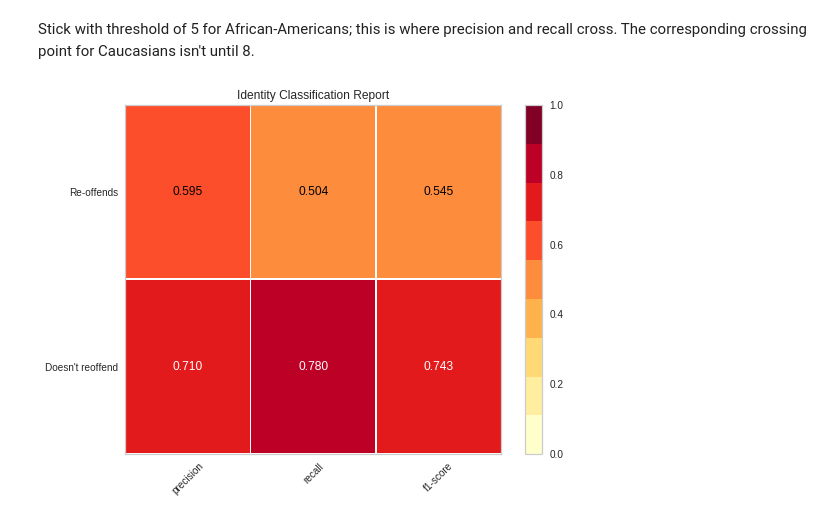
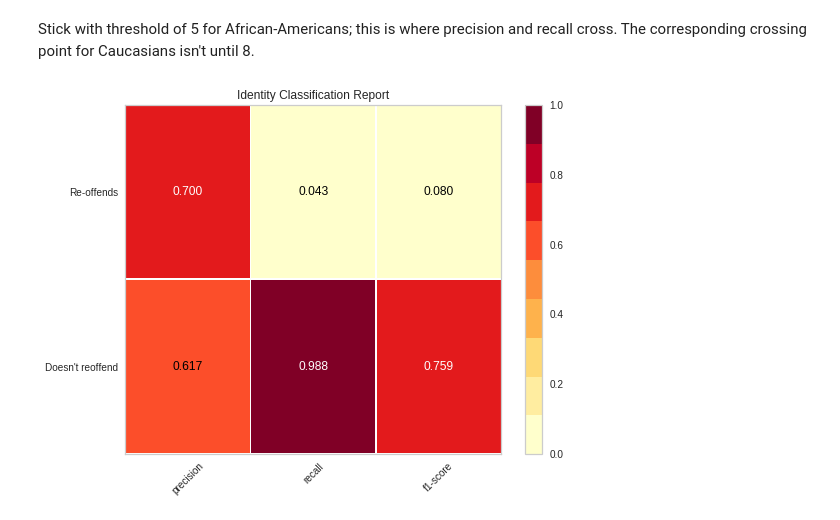
Before and after one commit to ccjolley/yb-COMPAS, a Jupyter notebook: COMPAS v2.ipynb, the cells around one changed output. Cells and saved outputs as stored; diff of their text form; code cells hidden in the pictures.

```diff
--- a/COMPAS v2.ipynb
+++ b/COMPAS v2.ipynb
@@ -65,7 +65,7 @@ class Identity(BaseEstimator, ClassifierMixin):
             raise ValueError("pass through, provide y_true!")
         Xr = X.values.reshape(-1,1)
         Xinv = (1.0 - X).values.reshape(-1,1)
-        return np.concatenate([Xr,Xinv],axis=1)
+        return np.concatenate([Xinv,Xr],axis=1)
 # %% [markdown]
 First, look at the Classification Report for the entire population
 # %%
@@ -158,6 +158,6 @@ race_tv('Caucasian')
 # %% [markdown]
 Stick with threshold of 5 for African-Americans; this is where precision and recall cross. The corresponding crossing point for Caucasians isn't until 8.
 # %%
-race_cr('Caucasian',threshold=4)
+race_cr('Caucasian',threshold=9)
 # %% [output]
-[figure, old version]
+[figure, new version]
```
Also changed, not shown: parts of 7 cells of this notebook, 1 other file.
